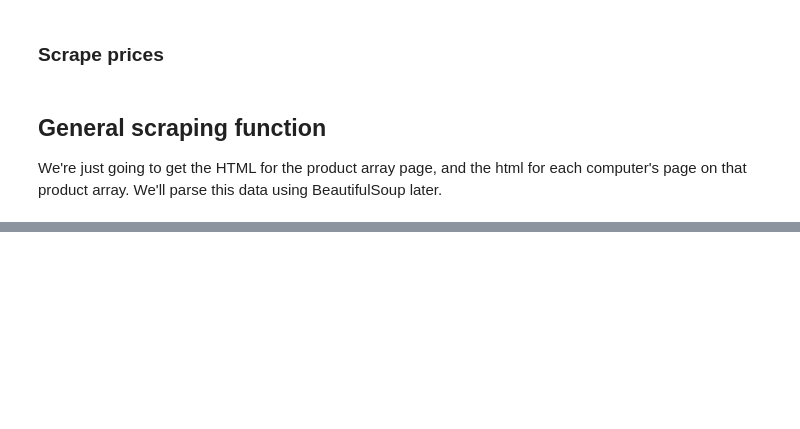
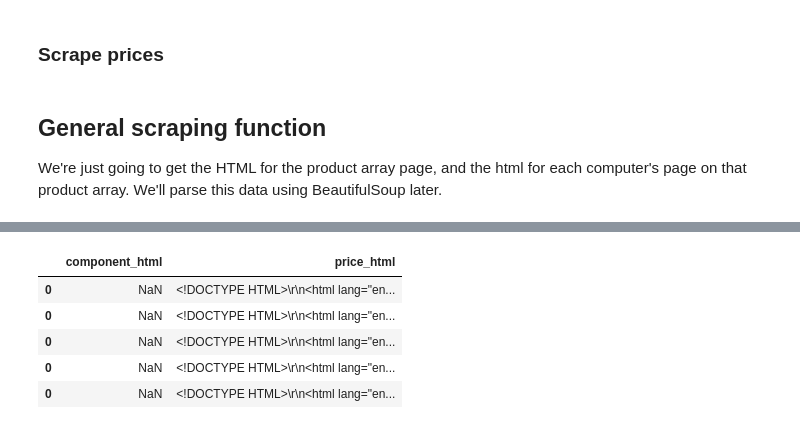
Before and after one commit to luketibbott/Desktop-linear-regression, a Jupyter notebook: scrape-newegg.ipynb, the cells around one changed output, grey strips where cells are left out. Cells and saved outputs as stored; diff of their text form; code cells hidden in the pictures; blank space fills up the shorter version.

```diff
--- a/scrape-newegg.ipynb
+++ b/scrape-newegg.ipynb
@@ -212,0 +313,9 @@ def lets_scrape(url):
+# %%
+components.head()
+# %% [output]
+|  | component_html | price_html |
+| 0 | NaN | <!DOCTYPE HTML>\r\n<html lang="en... |
+| 0 | NaN | <!DOCTYPE HTML>\r\n<html lang="en... |
+| 0 | NaN | <!DOCTYPE HTML>\r\n<html lang="en... |
+| 0 | NaN | <!DOCTYPE HTML>\r\n<html lang="en... |
+| 0 | NaN | <!DOCTYPE HTML>\r\n<html lang="en... |
```
Also changed, not shown: parts of 36 cells of this notebook, 1 other file.
